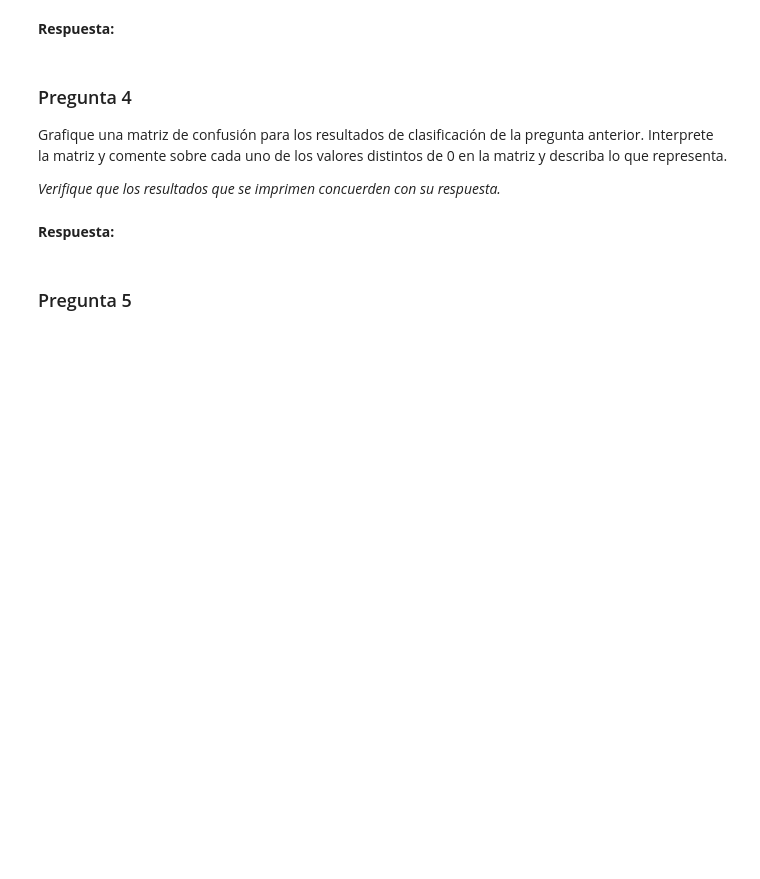
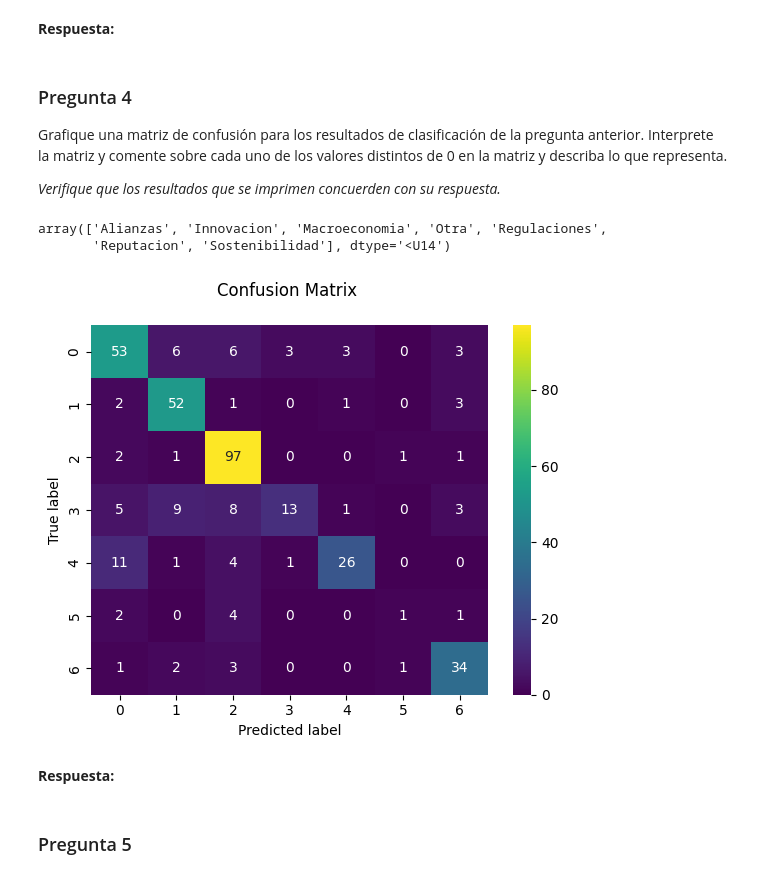
Before and after one commit to BnjmnNicholas/CC5205-Mineria_de_Datos_Labs, a Jupyter notebook: Lab_3/lab_3.ipynb, the cells around one changed output. Cells and saved outputs as stored; diff of their text form; code cells hidden in the pictures; blank space fills up the shorter version.

```diff
--- a/Lab_3/lab_3.ipynb
+++ b/Lab_3/lab_3.ipynb
@@ -163,0 +211,10 @@ from sklearn.model_selection import train_test_split
+# %%
+from sklearn.model_selection import train_test_split
+
+X_train, X_test, y_train, y_test = train_test_split(X, y, test_size=.3, random_state=37, stratify=y)
+# %%
+clf = GaussianNB()
+clf.fit(X_train, y_train)
+y_pred = clf.predict(X_test)
+
+print(classification_report(y_test, y_pred))
@@ -176,17 +247,36 @@ Responda lo siguiente:
 Grafique una matriz de confusión para los resultados de clasificación de la pregunta anterior. Interprete la matriz y comente sobre cada uno de los valores distintos de 0 en la matriz y describa lo que representa.
 
 _Verifique que los resultados que se imprimen concuerden con su respuesta._
+# %%
+classes
+# %% [output]
+array(['Alianzas', 'Innovacion', 'Macroeconomia', 'Otra', 'Regulaciones',
+       'Reputacion', 'Sostenibilidad'], dtype='<U14')
 # %%
 import seaborn as sns
 import matplotlib.pyplot as plt
 
 from sklearn.metrics import confusion_matrix
 from sklearn.utils.multiclass import unique_labels
 
 classes = unique_labels(y_test, y_pred)
 
 
 # Escriba el código necesario para generar la matriz
+
+cm = confusion_matrix(y_test, y_pred, labels=classes) # calcula valores de la matriz de confusión
+
+fig, ax = plt.subplots()
+
+ax = sns.heatmap(cm, annot=True, cmap="viridis") # transforma la matriz en un heatmap para su visualización
+
+ax.set_title('Confusion Matrix \n')
+ax.set_xlabel('Predicted label')
+ax.set_ylabel('True label')
+
+plt.show()
+# %% [output]
+[figure, added]
 # %% [markdown]
 **Respuesta:**
 # %% [markdown]
```
Also changed, not shown: parts of 9 cells of this notebook.
